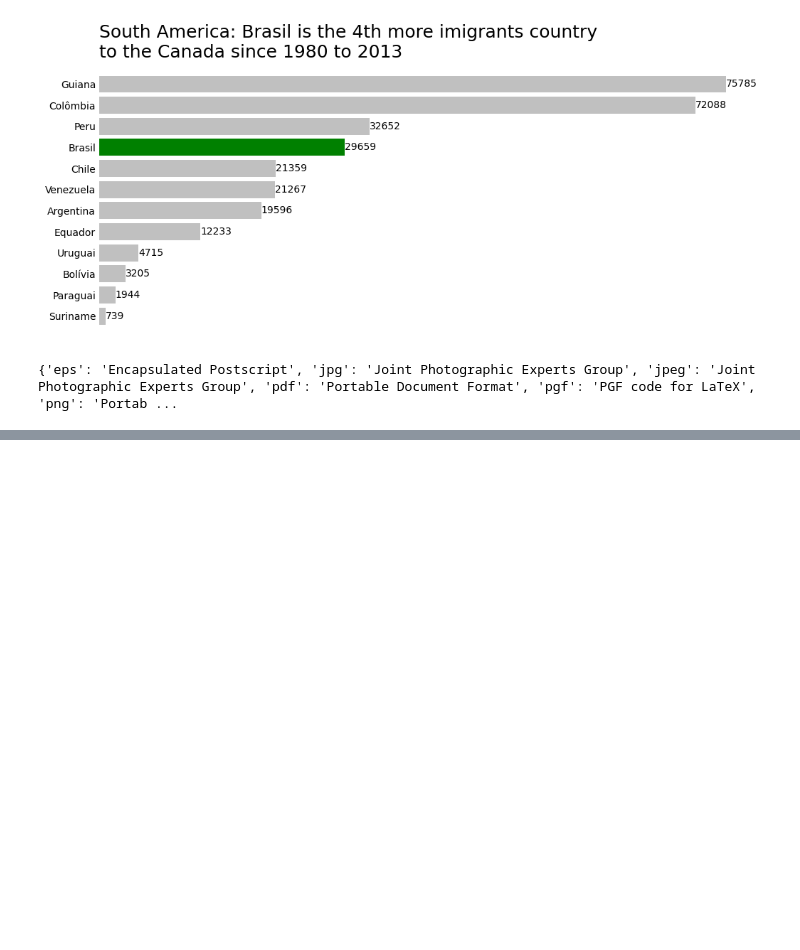
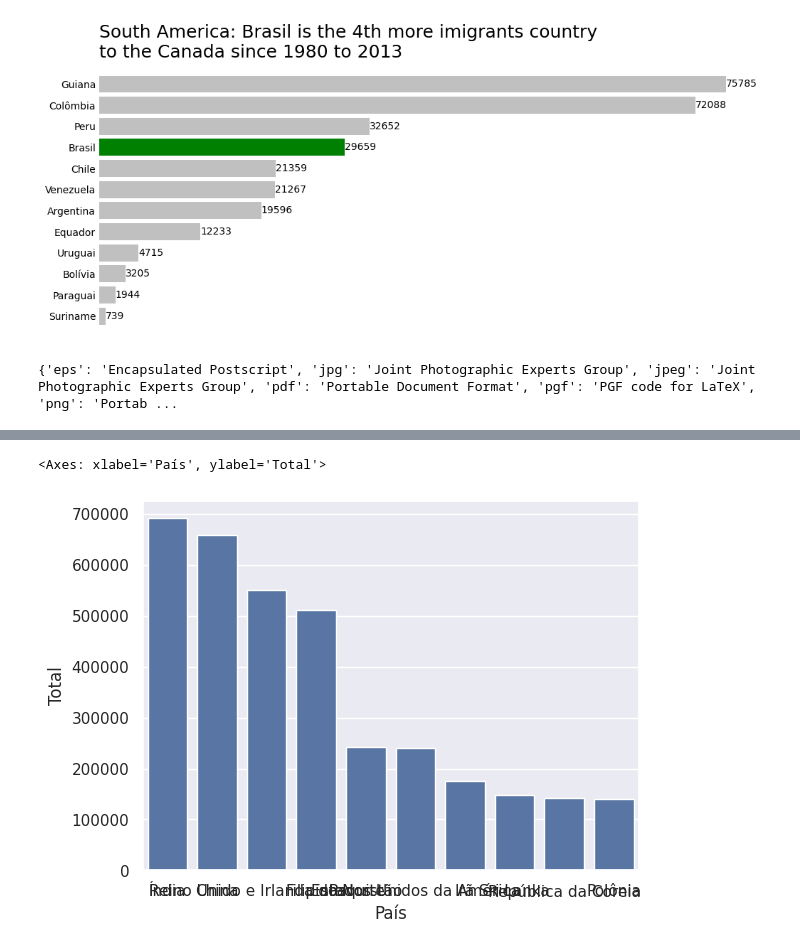
Before and after one commit to feliperrgama/brazil_to_canada_imigration_analisys, a Jupyter notebook: notebook/01_main_notebook.ipynb, the cells around one changed output, grey strips where cells are left out. Saved outputs shown, nothing was run; the diff lists cells and outputs as text; code cells hidden in the pictures; blank space fills up the shorter version.

Commit message:
Plotting charts with the Seaborn Library

```diff
--- a/notebook/01_main_notebook.ipynb
+++ b/notebook/01_main_notebook.ipynb
@@ -480,0 +485,7 @@ print(fig.canvas.get_supported_filetypes())
+# %%
+# Define de default theme of the charts:
+sns.set_theme() # every chart that we create after this line will have the default theme of seaborn, but we can change it with the sns.set_style() function.
+# %%
+sns.set_style()
+# %%
+top_ten_countrys_imigrants = dataframe.sort_values(by='Total', ascending=False).head(10)
@@ -480,0 +508,5 @@ print(fig.canvas.get_supported_filetypes())
+# %%
+sns.barplot(data=top_ten_countrys_imigrants, x='País', y='Total')
+# %% [output]
+<Axes: xlabel='País', ylabel='Total'>
+[figure, added]
```
Also changed, not shown: parts of 18 cells of this notebook, 2 other files.
